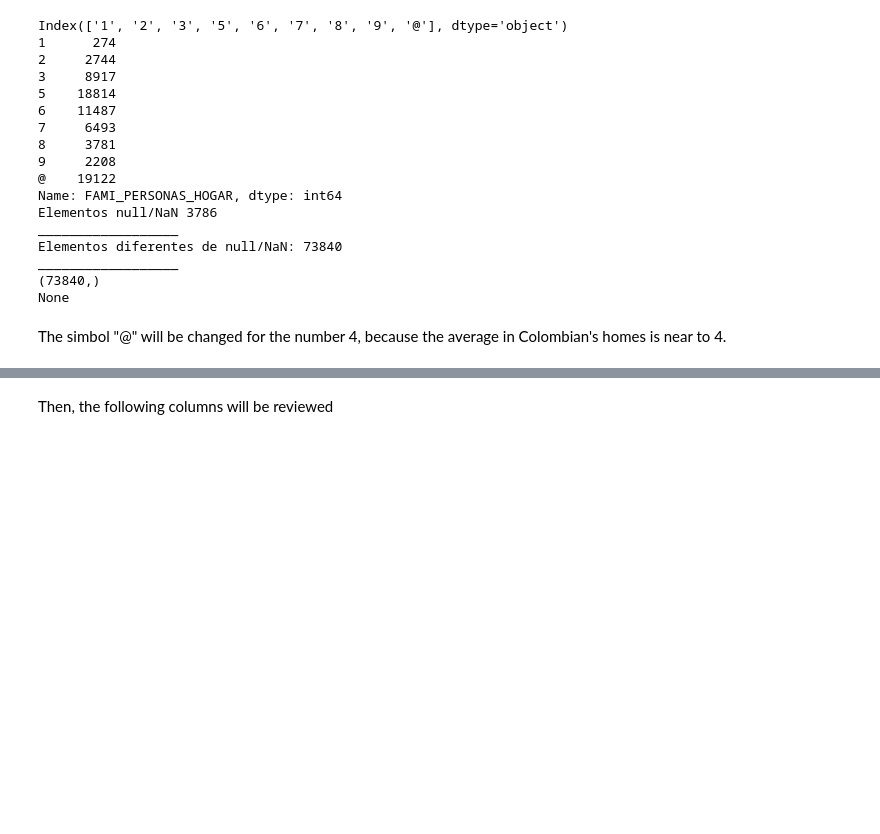
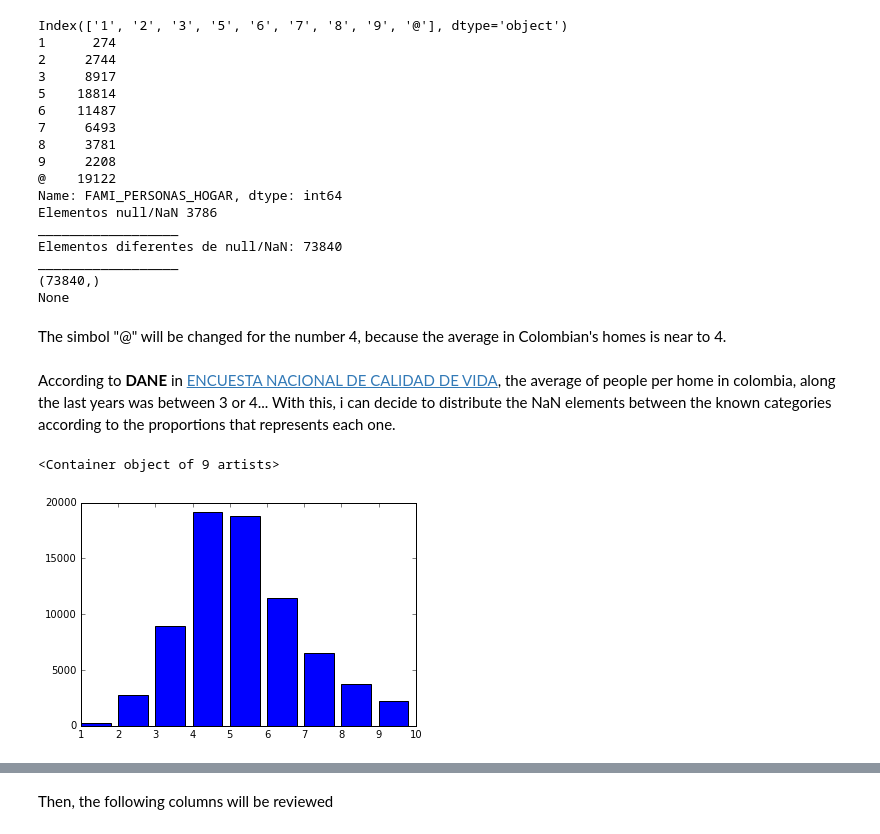
Before and after one commit to AronForero/ICFESProject, a Jupyter notebook: New_Project/Descriptive_Analisis/Data_Cleaning_2000.ipynb, the cells around one changed output, grey strips where cells are left out. Saved outputs shown, nothing was run; the diff lists cells and outputs as text; code cells hidden in the pictures; blank space fills up the shorter version.

Commit message:
I'm looking for solution to the np.nan values in the files...

```diff
--- a/New_Project/Descriptive_Analisis/Data_Cleaning_2000.ipynb
+++ b/New_Project/Descriptive_Analisis/Data_Cleaning_2000.ipynb
@@ -62,3 +46,13 @@ None
 The simbol "@" will be changed for the number 4, because the average in Colombian's homes is near to 4.
 # %%
 data_2000['FAMI_PERSONAS_HOGAR'] = data_2000['FAMI_PERSONAS_HOGAR'].replace('@', '4')
+# %% [markdown]
+According to **DANE** in [ENCUESTA NACIONAL DE CALIDAD DE VIDA](https://www.dane.gov.co/index.php/estadisticas-por-tema/pobreza-y-condiciones-de-vida/calidad-de-vida-ecv), the average of people per home in colombia, along the last years was between 3 or 4...
+With this, i can decide to distribute the NaN elements between the known categories according to the proportions that represents each one.
+# %%
+labels = data_2000['FAMI_PERSONAS_HOGAR'].value_counts().sort_index().index
+heights = data_2000['FAMI_PERSONAS_HOGAR'].value_counts().sort_index().values
+plt.bar(labels, heights)
+# %% [output]
+<Container object of 9 artists>
+[figure, added]
```
Also changed, not shown: parts of 99 cells of this notebook, 2 other files.
